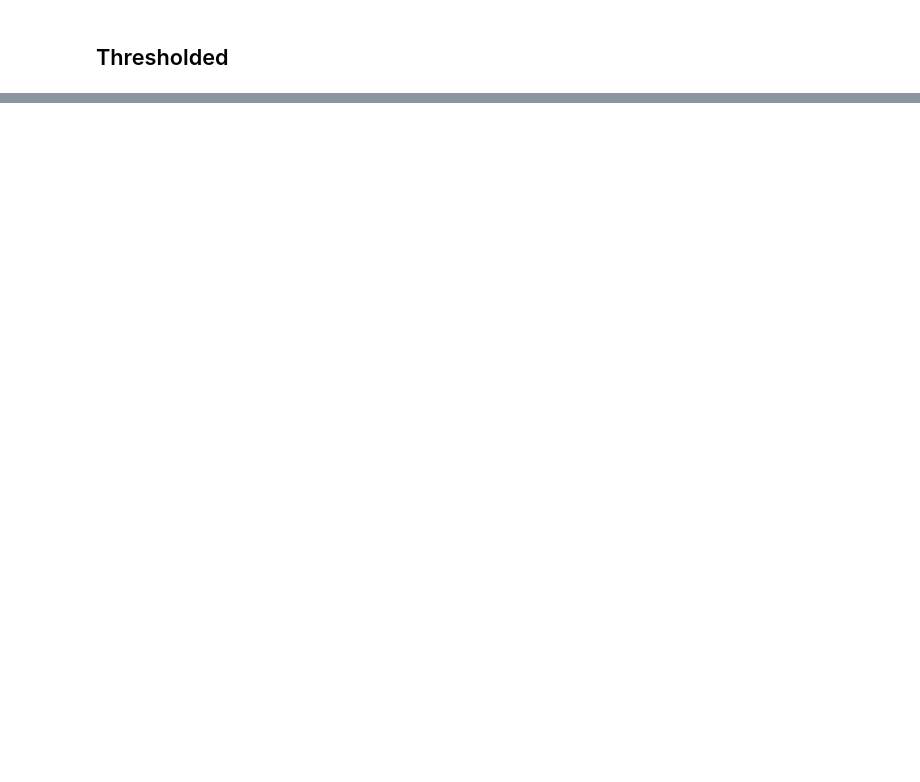
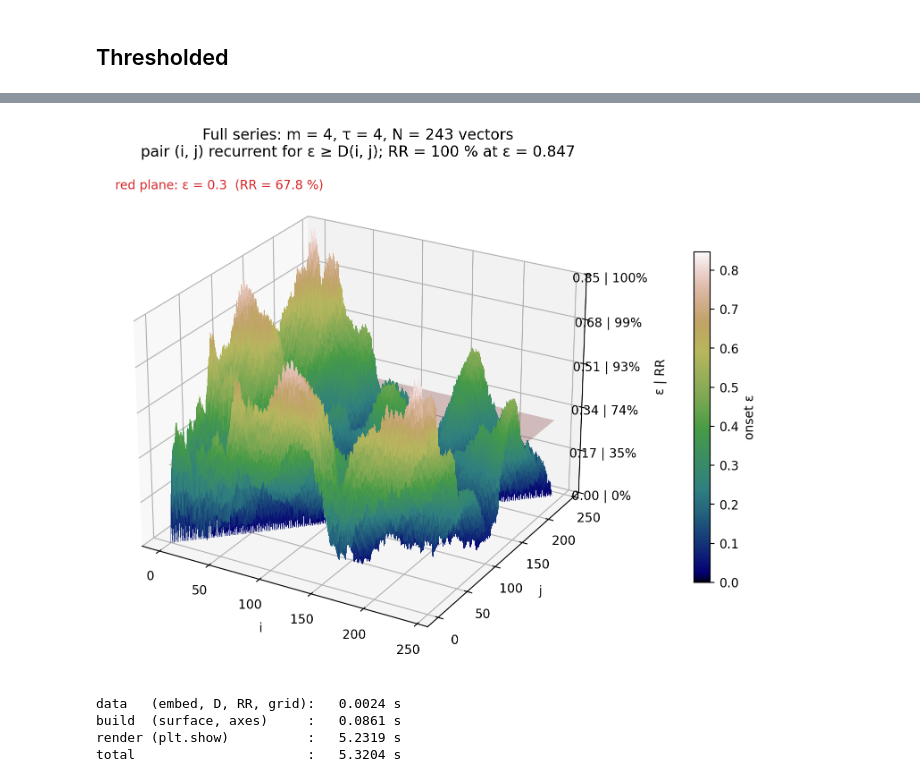
Before and after one commit to Anastasios-Vlachmpeis/Recurrence-Plot-Research, a Jupyter notebook: notebooks/00_foundations/recplay.ipynb, the cells around one changed output, grey strips where cells are left out. Cells and saved outputs as stored; diff of their text form; code cells hidden in the pictures; blank space fills up the shorter version.

```diff
--- a/notebooks/00_foundations/recplay.ipynb
+++ b/notebooks/00_foundations/recplay.ipynb
@@ -66,0 +73,65 @@ plt.show()
+# %%
+import time
+
+def recurrence_3d(series, m, t, eps, label):
+    """Embed `series` (dim m, delay t), plot the recurrence onset surface z = D(i, j)
+    from ε = 0 up to ε_max (RR = 100 %), and print how long each stage took."""
+    t0 = time.perf_counter()
+    vecs = np.lib.stride_tricks.sliding_window_view(series, (m - 1) * t + 1)[:, ::t]
+    D = np.sqrt(((vecs[:, None, :] - vecs[None, :, :]) ** 2).sum(axis=-1))  # same Euclidean distance as Raw
+    N = D.shape[0]
+    D_sorted = np.sort(D, axis=None)
+    ε_max = D_sorted[-1]  # smallest ε with RR = 100 %
+    if ε_max == 0:
+        raise ValueError(f"{label}: all embedded vectors are identical (flat segment), RR is 100 % at ε = 0")
+
+    def rr(e):
+        """Recurrence rate (%) at threshold e, same `D <= ε` rule as Thresholded."""
+        return 100 * np.searchsorted(D_sorted, e, side="right") / N**2
+
+    I, J = np.meshgrid(np.arange(N), np.arange(N), indexing="ij")
+    t_data = time.perf_counter()
+
+    fig = plt.figure(figsize=(10, 8))
+    ax = fig.add_subplot(projection="3d")
+
+    surf = ax.plot_surface(I, J, D, cmap="gist_earth", vmin=0, vmax=ε_max,
+                           rstride=1, cstride=1, linewidth=0, antialiased=False)
+
+    # Slice at ε: its footprint below the plane is the Thresholded plot
+    if eps < ε_max:
+        ax.plot_surface(I[[0, -1]][:, [0, -1]], J[[0, -1]][:, [0, -1]], np.full((2, 2), eps),
+                        color="tab:red", alpha=0.25)
+        ax.text2D(0.02, 0.95, f"red plane: ε = {eps}  (RR = {rr(eps):.1f} %)", color="tab:red", transform=ax.transAxes)
+    else:
+        ax.text2D(0.02, 0.95, f"ε = {eps} ≥ ε_max: RR = 100 %, plane above the plot", color="tab:red", transform=ax.transAxes)
+
+    ax.set_zlim(0, ε_max)
+    z_ticks = np.linspace(0, ε_max, 6)
+    ax.set_zticks(z_ticks)
+    ax.set_zticklabels([f"{z:.2f} | {rr(z):.0f}%" for z in z_ticks])
+
+    ax.set_xlabel("i")
+    ax.set_ylabel("j")
+    ax.set_zlabel("ε | RR", labelpad=18)
+    ax.set_title(f"{label}: m = {m}, τ = {t}, N = {N} vectors\n"
+                 f"pair (i, j) recurrent for ε ≥ D(i, j); RR = 100 % at ε = {ε_max:.3f}")
+    fig.colorbar(surf, ax=ax, shrink=0.6, pad=0.12, label="onset ε")
+    ax.view_init(elev=25, azim=-60)
+    t_build = time.perf_counter()
+    plt.show()  # inline backend rasterises the N×N surface here; usually the dominant cost
+    t_end = time.perf_counter()
+
+    print(f"data   (embed, D, RR, grid): {t_data - t0:8.4f} s")
+    print(f"build  (surface, axes)     : {t_build - t_data:8.4f} s")
+    print(f"render (plt.show)          : {t_end - t_build:8.4f} s")
+    print(f"total                      : {t_end - t0:8.4f} s")
+    return D
+
+D_full = recurrence_3d(Series, m, t, ε, "Full series")
+# %% [output]
+[figure, added]
+data   (embed, D, RR, grid):   0.0024 s
+build  (surface, axes)     :   0.0861 s
+render (plt.show)          :   5.2319 s
+total                      :   5.3204 s
```
Also changed, not shown: parts of 10 cells of this notebook, 12 other files.
